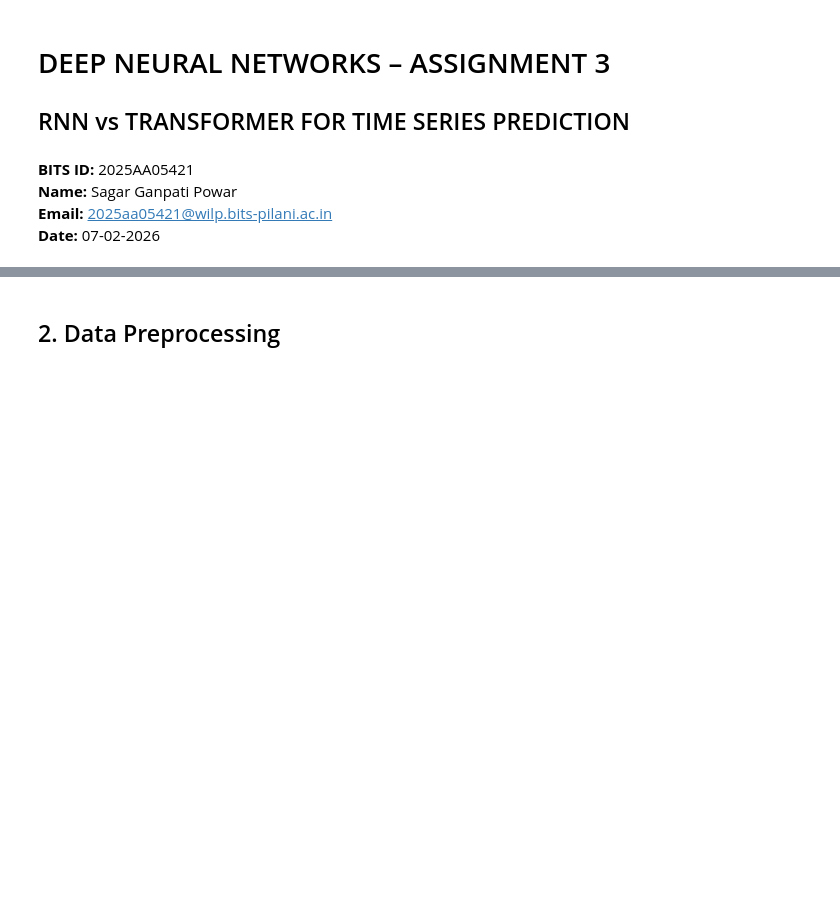
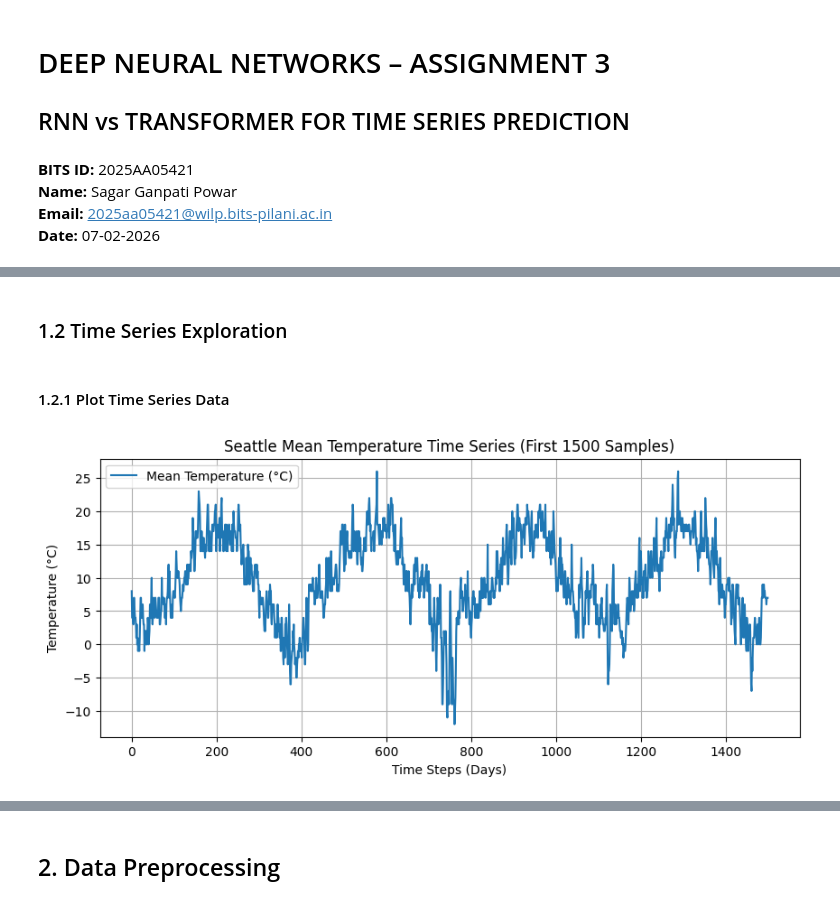
Before and after one commit to powarsg/bits_aiml, a Jupyter notebook: DNN/3_Assignment_RNN/gpt_2025AA05421_rnn_assignment.ipynb, the cells around one changed output, grey strips where cells are left out. Cells and saved outputs as stored; diff of their text form; code cells hidden in the pictures; blank space fills up the shorter version.

```diff
--- a/DNN/3_Assignment_RNN/gpt_2025AA05421_rnn_assignment.ipynb
+++ b/DNN/3_Assignment_RNN/gpt_2025AA05421_rnn_assignment.ipynb
@@ -53,8 +97,16 @@ print("Samples:", n_samples)
+# %% [markdown]
+### 1.2 Time Series Exploration
+# %% [markdown]
+#### 1.2.1 Plot Time Series Data
 # %%
-
-plt.figure(figsize=(10,4))
-plt.plot(data)
-plt.title("Seattle Mean Temperature (2016)")
-plt.xlabel("Time")
-plt.ylabel("Temperature (C)")
+# 1. Plot Time Series Data
+plt.figure(figsize=(10, 4))
+plt.plot(data, label="Mean Temperature (°C)")
+plt.title("Seattle Mean Temperature Time Series (First 1500 Samples)")
+plt.xlabel("Time Steps (Days)")
+plt.ylabel("Temperature (°C)")
+plt.legend()
+plt.grid(True)
 plt.show()
+# %% [output]
+[figure, added]
```
Also changed, not shown: parts of 18 cells of this notebook.
